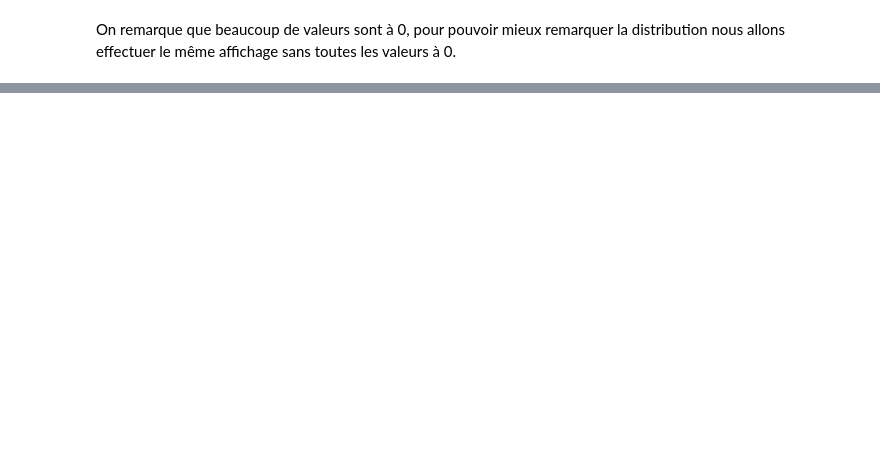
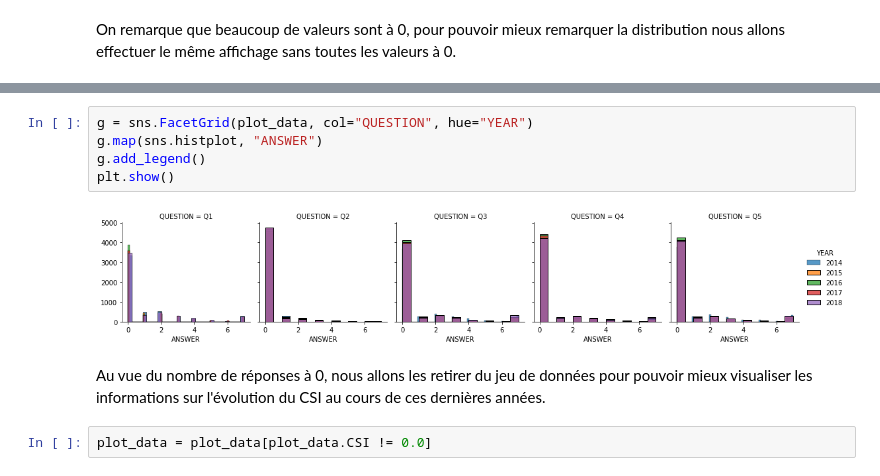
Before and after one commit to moulikatou/Ter_securite_Alimentaire_Miashs, a Jupyter notebook: notebooks/ter.ipynb, the cells around one changed output, grey strips where cells are left out. Saved outputs shown, nothing was run; the diff lists cells and outputs as text; blank space fills up the shorter version.

```diff
--- a/notebooks/ter.ipynb
+++ b/notebooks/ter.ipynb
@@ -408,0 +76,11 @@ We'll see if there is any transformation needed in the data, we could also compl
+# %%
+g = sns.FacetGrid(plot_data, col="QUESTION", hue="YEAR")
+g.map(sns.histplot, "ANSWER")
+g.add_legend()
+plt.show()
+# %% [output]
+[figure, added]
+# %% [markdown]
+Au vue du nombre de réponses à 0, nous allons les retirer du jeu de données pour pouvoir mieux visualiser les informations sur l'évolution du CSI au cours de ces dernières années.
+# %%
+plot_data = plot_data[plot_data.CSI != 0.0]
```
Also changed, not shown: parts of 56 cells of this notebook.
